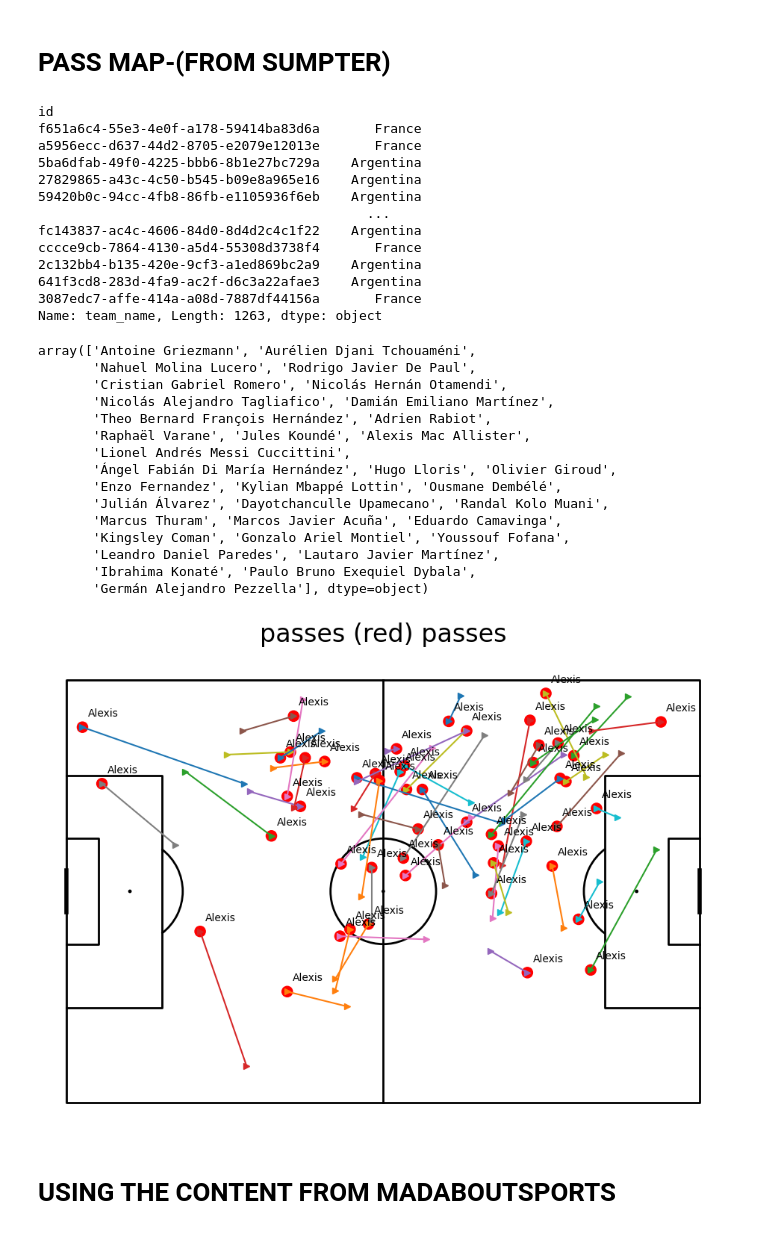
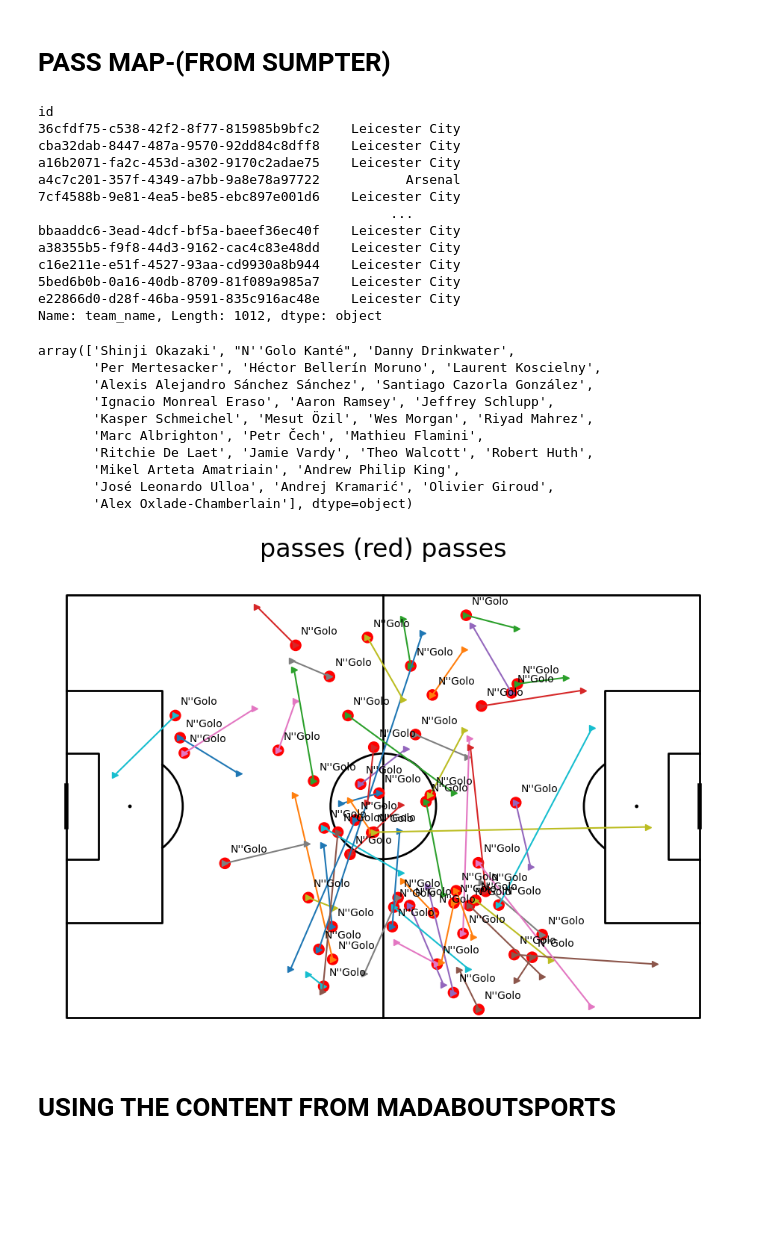
Before and after one commit to Jerry690526/Football-analytics, a Jupyter notebook: Centrality+Triangles.ipynb, the cells around one changed output. Drawn from its saved outputs; the diff is of its cells as text; code cells hidden in the pictures; blank space fills up the shorter version.

```diff
--- a/Centrality+Triangles.ipynb
+++ b/Centrality+Triangles.ipynb
@@ -174,7 +184,7 @@ Saved CSV → premier_league_2022_23_results.csv
 # %%
 #SELECTING THE MATCH
 parser = Sbopen()
-df, related, freeze, tactics = parser.event(3869685)
+df, related, freeze, tactics = parser.event(3754174)
 #get team names
 team1, team2 = df.team_name.unique()
 #A dataframe of shots
@@ -226,7 +236,7 @@ plt.show()
 # %%
 #SELECTING THE MATCH
 parser = Sbopen()
-df, related, freeze, tactics = parser.event(3869685)
+df, related, freeze, tactics = parser.event(3754174)
 #get team names
 team1, team2 = df.team_name.unique()
 #A dataframe of shots
@@ -236,36 +246,31 @@ team1,team2=passes['team_name'].unique()
 passes['team_name']
 # %% [output]
 id
-f651a6c4-55e3-4e0f-a178-59414ba83d6a       France
-a5956ecc-d637-44d2-8705-e2079e12013e       France
-5ba6dfab-49f0-4225-bbb6-8b1e27bc729a    Argentina
-27829865-a43c-4c50-b545-b09e8a965e16    Argentina
-59420b0c-94cc-4fb8-86fb-e1105936f6eb    Argentina
-                                          ...
-fc143837-ac4c-4606-84d0-8d4d2c4c1f22    Argentina
-cccce9cb-7864-4130-a5d4-55308d3738f4       France
-2c132bb4-b135-420e-9cf3-a1ed869bc2a9    Argentina
-641f3cd8-283d-4fa9-ac2f-d6c3a22afae3    Argentina
-3087edc7-affe-414a-a08d-7887df44156a       France
-Name: team_name, Length: 1263, dtype: object
+36cfdf75-c538-42f2-8f77-815985b9bfc2    Leicester City
+cba32dab-8447-487a-9570-92dd84c8dff8    Leicester City
+a16b2071-fa2c-453d-a302-9170c2adae75    Leicester City
+a4c7c201-357f-4349-a7bb-9a8e78a97722           Arsenal
+7cf4588b-9e81-4ea5-be85-ebc897e001d6    Leicester City
+                                             ...
+bbaaddc6-3ead-4dcf-bf5a-baeef36ec40f    Leicester City
+a38355b5-f9f8-44d3-9162-cac4c83e48dd    Leicester City
+c16e211e-e51f-4527-93aa-cd9930a8b944    Leicester City
+5bed6b0b-0a16-40db-8709-81f089a985a7    Leicester City
+e22866d0-d28f-46ba-9591-835c916ac48e    Leicester City
+Name: team_name, Length: 1012, dtype: object
 # %%
 passes['player_name'].unique()
 # %% [output]
-array(['Antoine Griezmann', 'Aurélien Djani Tchouaméni',
-       'Nahuel Molina Lucero', 'Rodrigo Javier De Paul',
-       'Cristian Gabriel Romero', 'Nicolás Hernán Otamendi',
-       'Nicolás Alejandro Tagliafico', 'Damián Emiliano Martínez',
-       'Theo Bernard François Hernández', 'Adrien Rabiot',
-       'Raphaël Varane', 'Jules Koundé', 'Alexis Mac Allister',
-       'Lionel Andrés Messi Cuccittini',
-       'Ángel Fabián Di María Hernández', 'Hugo Lloris', 'Olivier Giroud',
-       'Enzo Fernandez', 'Kylian Mbappé Lottin', 'Ousmane Dembélé',
-       'Julián Álvarez', 'Dayotchanculle Upamecano', 'Randal Kolo Muani',
-       'Marcus Thuram', 'Marcos Javier Acuña', 'Eduardo Camavinga',
-       'Kingsley Coman', 'Gonzalo Ariel Montiel', 'Youssouf Fofana',
-       'Leandro Daniel Paredes', 'Lautaro Javier Martínez',
-       'Ibrahima Konaté', 'Paulo Bruno Exequiel Dybala',
-       'Germán Alejandro Pezzella'], dtype=object)
+array(['Shinji Okazaki', "N''Golo Kanté", 'Danny Drinkwater',
+       'Per Mertesacker', 'Héctor Bellerín Moruno', 'Laurent Koscielny',
+       'Alexis Alejandro Sánchez Sánchez', 'Santiago Cazorla González',
+       'Ignacio Monreal Eraso', 'Aaron Ramsey', 'Jeffrey Schlupp',
+       'Kasper Schmeichel', 'Mesut Özil', 'Wes Morgan', 'Riyad Mahrez',
+       'Marc Albrighton', 'Petr Čech', 'Mathieu Flamini',
+       'Ritchie De Laet', 'Jamie Vardy', 'Theo Walcott', 'Robert Huth',
+       'Mikel Arteta Amatriain', 'Andrew Philip King',
+       'José Leonardo Ulloa', 'Andrej Kramarić', 'Olivier Giroud',
+       'Alex Oxlade-Chamberlain'], dtype=object)
 # %%
 pitch = Pitch(line_color = "black")
 fig, ax = pitch.draw(figsize=(10, 7))
@@ -285,11 +290,11 @@ for i,passes in passes.iterrows():
     endy=passes['end_y']
     goal=passes['outcome_name']=='Pass'
     team_name=passes['team_name']
-    player=passes['player_name']=='Alexis Mac Allister'
+    player=passes['player_name']=="N''Golo Kanté"
     #set circlesize
     circleSize=1
     #plot messi
-    if (team_name==team2):
+    if (team_name==team1):
         if player:
             shotCircle=plt.Circle((x,y),circleSize,color="red")
             plt.text(x+1,y-2,passes['player_name'].split()[0])
@@ -308,34 +313,34 @@ for i,passes in passes.iterrows():
 #            plt.arrow(x,y,10,10,head_width=3,head_length=2)
 '''
         else:
             shotCircle=plt.Circle((x,y),circleSize,color="red")
             shotCircle.set_alpha(.2)
  #           plt.arrow(x+1,y-2,5,1)
 
 
     #plot England
     else:
         continue
         if goal:
             shotCircle=plt.Circle((pitchLengthX-x,pitchWidthY - y),circleSize,color="blue")
             plt.text(pitchLengthX-x+1,pitchWidthY - y - 2 ,shot['player_name'])
  #           plt.arrow(x+1,y-2,5,1)
         else:
             shotCircle=plt.Circle((pitchLengthX-x,pitchWidthY - y),circleSize,color="blue")
             shotCircle.set_alpha(.2)
  #           plt.arrow(x+1,y-2,5,1)
 '''
 
 
 #set title
 for i in range(0, len(posx), 2):
     plt.plot(posx[i:i+2], posy[i:i+2], '->')
 
 fig.suptitle("passes (red) passes", fontsize = 24)
 fig.set_size_inches(10, 7)
 plt.show()
 # %% [output]
-[figure, old version]
+[figure, new version]
 # %% [markdown]
 # USING THE CONTENT FROM MADABOUTSPORTS
 # %%
```
Also changed, not shown: parts of 29 cells of this notebook.
